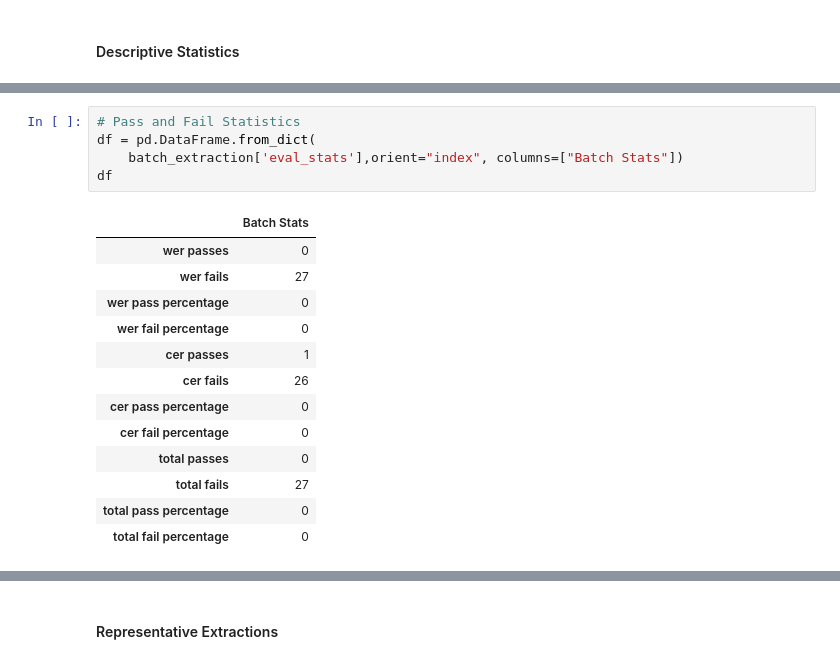
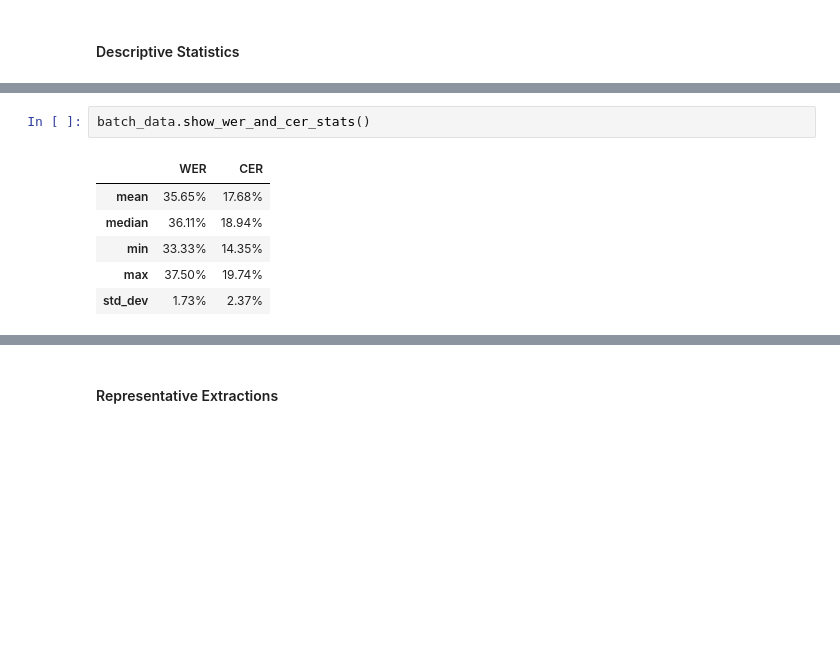
Before and after one commit to AsaDorville758/aes-thesis, a Jupyter notebook: aes_notebook/Whisper_paddleOCR_deBERTa.ipynb, the cells around one changed output, grey strips where cells are left out. Saved outputs shown, nothing was run; the diff lists cells and outputs as text; blank space fills up the shorter version.

```diff
--- a/aes_notebook/Whisper_paddleOCR_deBERTa.ipynb
+++ b/aes_notebook/Whisper_paddleOCR_deBERTa.ipynb
@@ -1040,19 +1104,9 @@ df
-# %%
-# Pass and Fail Statistics
-df = pd.DataFrame.from_dict(
-    batch_extraction['eval_stats'],orient="index", columns=["Batch Stats"])
-df
-# %% [output]
-|  | Batch Stats |
-| wer passes | 0 |
-| wer fails | 27 |
-| wer pass percentage | 0 |
-| wer fail percentage | 0 |
-| cer passes | 1 |
-| cer fails | 26 |
-| cer pass percentage | 0 |
-| cer fail percentage | 0 |
-| total passes | 0 |
-| total fails | 27 |
-| total pass percentage | 0 |
-| total fail percentage | 0 |
+# %%
+batch_data.show_wer_and_cer_stats()
+# %% [output]
+|  | WER | CER |
+| mean | 35.65% | 17.68% |
+| median | 36.11% | 18.94% |
+| min | 33.33% | 14.35% |
+| max | 37.50% | 19.74% |
+| std_dev | 1.73% | 2.37% |
```
Also changed, not shown: parts of 15 cells of this notebook, 9 other files.
